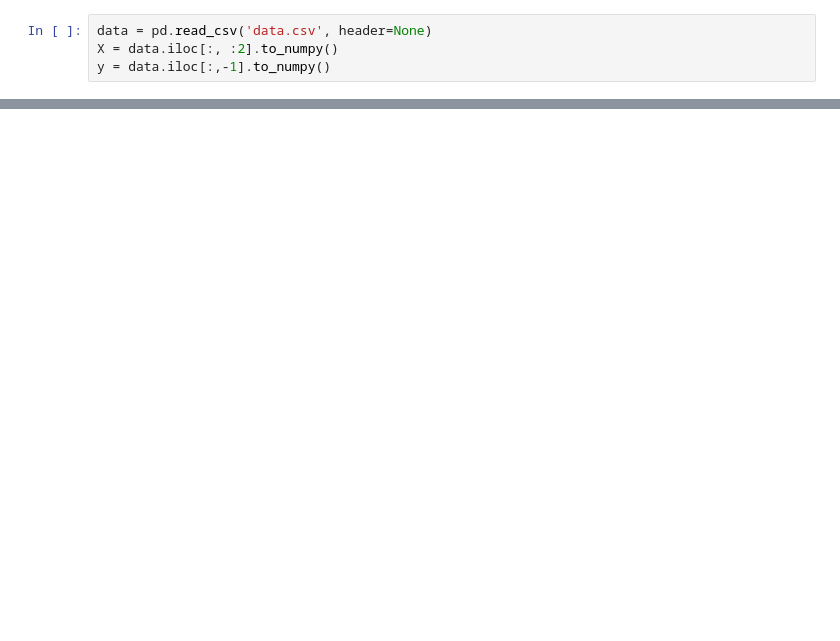
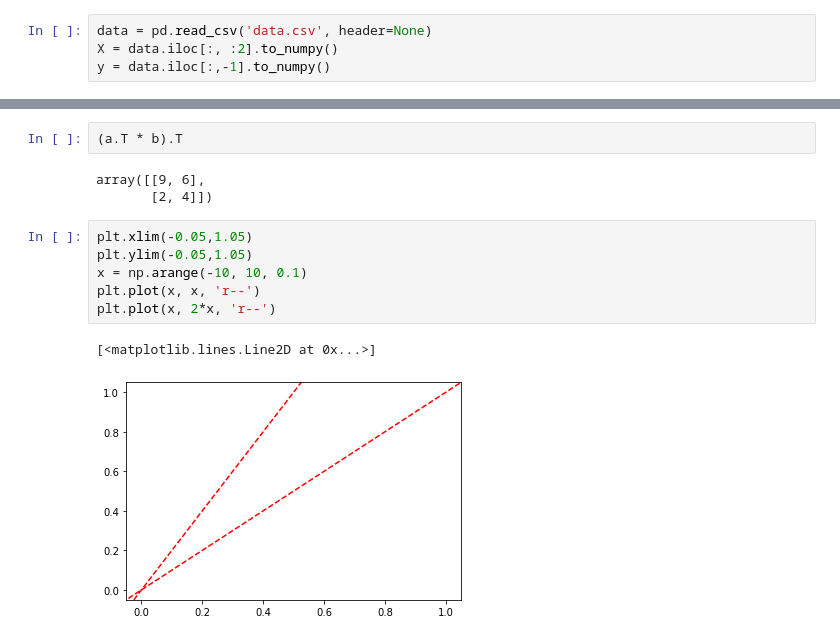
Before and after one commit to wcneill/ml-from-scratch, a Jupyter notebook: neural-networks-deep-learning/cross-entropy-gradient-descent/gradiant_descent.ipynb, the cells around one changed output, grey strips where cells are left out. Cells and saved outputs as stored; diff of their text form; blank space fills up the shorter version.

```diff
--- a/neural-networks-deep-learning/cross-entropy-gradient-descent/gradiant_descent.ipynb
+++ b/neural-networks-deep-learning/cross-entropy-gradient-descent/gradiant_descent.ipynb
@@ -115,0 +123,14 @@ Accuracy: 0.94
+# %%
+(a.T * b).T
+# %% [output]
+array([[9, 6],
+       [2, 4]])
+# %%
+plt.xlim(-0.05,1.05)
+plt.ylim(-0.05,1.05)
+x = np.arange(-10, 10, 0.1)
+plt.plot(x, x, 'r--')
+plt.plot(x, 2*x, 'r--')
+# %% [output]
+[<matplotlib.lines.Line2D at 0x...>]
+[figure, added]
```
Also changed, not shown: parts of 5 cells of this notebook.
